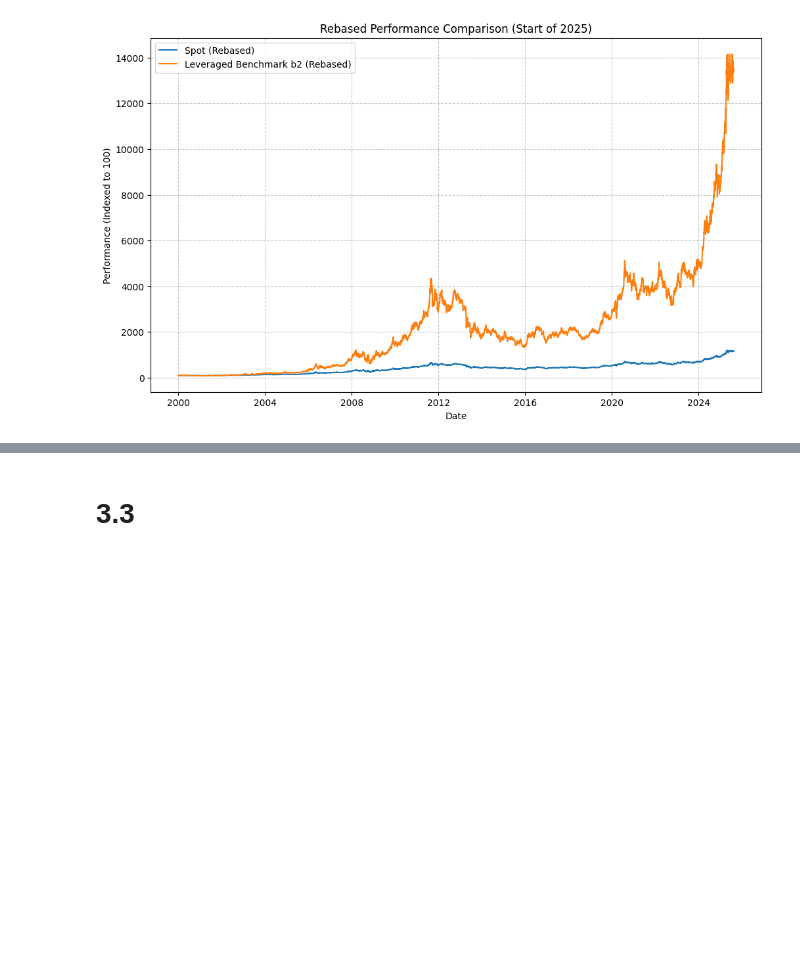
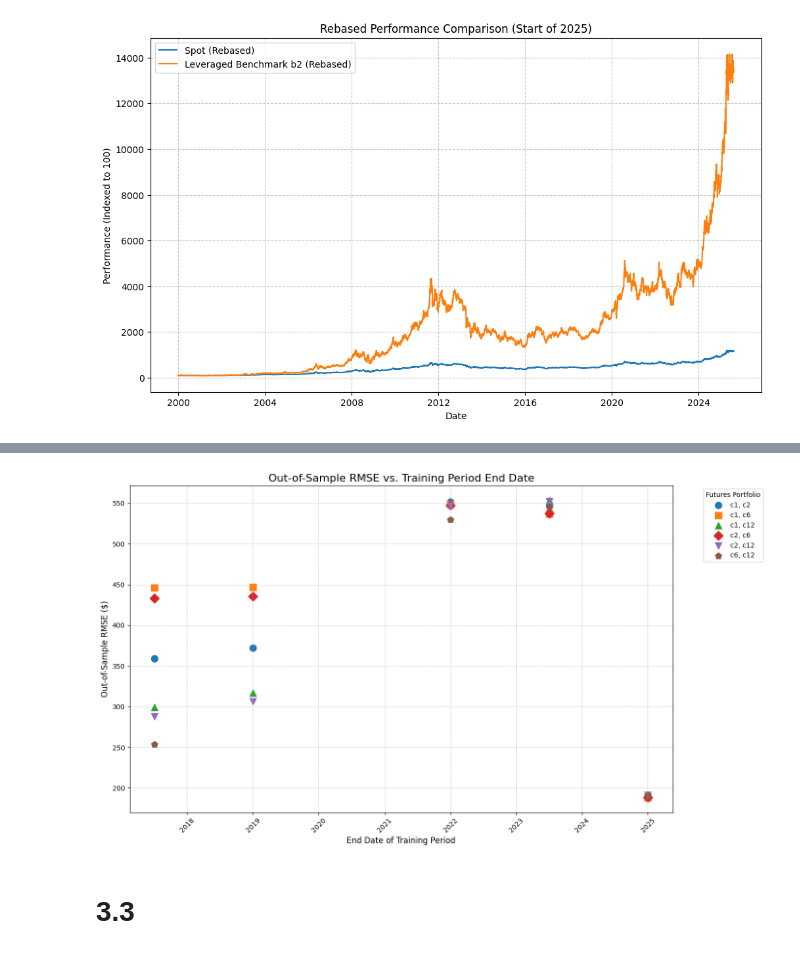
Before and after one commit to joeHollander/ETF-Research, a Jupyter notebook: main.ipynb, the cells around one changed output, grey strips where cells are left out. Drawn from its saved outputs; the diff is of its cells as text; code cells hidden in the pictures; blank space fills up the shorter version.

Commit message:
plotting erorr?

```diff
--- a/main.ipynb
+++ b/main.ipynb
@@ -828,7 +828,7 @@ def date_range(start, end, intervals_num):
 # %%
 leverage_error_dict = {}
 
-for start, end in date_range("2010", "2025", 8):
+for start, end in date_range("2010", "2025", 10):
     leverage_error_dict[f"end{end}"] =  run_and_print_replications(unadj_contracts, leveraged_benchmarks[f"b2"].loc["2000":end], daily_effr, num_instruments_iter=[2], error_version=True)
 # %% [output]
 --- 2-Asset Portfolios ---
@@ -870,3 +874,58 @@ leverage_error_dict
+# %%
+dates = []
+rmses = []
+portfolios = []
+
+for end_date_str, portfolio_dict in leverage_error_dict.items():
+    if not portfolio_dict:
+        continue  # Skip any empty entries
+
+    # Extract the date from the key string 'endYYYYMMDD'
+    date_val = pd.to_datetime(end_date_str[3:], format='%Y%m%d')
+
+    for portfolio_key, rmse_tuple in portfolio_dict.items():
+        dates.append(date_val)
+        rmses.append(rmse_tuple[1])  # Append the out-of-sample RMSE (the second value)
+        # Create a readable label for the portfolio, e.g., 'c1, c2'
+        portfolios.append(f'c{", c".join(map(str, portfolio_key))}')
+
+# Create a pandas DataFrame for easier plotting
+plot_df = pd.DataFrame({
+    'End Date': dates,
+    'Out-of-Sample RMSE': rmses,
+    'Portfolio': portfolios
+})
+
+# Create the scatter plot
+plt.figure(figsize=(14, 8))
+
+# Plot each portfolio's data with a different marker for clarity
+unique_portfolios = plot_df['Portfolio'].unique()
+markers = ['o', 's', '^', 'D', 'v', 'p']  # List of different marker styles
+
+for i, portfolio_name in enumerate(unique_portfolios):
+    subset = plot_df[plot_df['Portfolio'] == portfolio_name]
+    plt.scatter(
+        subset['End Date'],
+        subset['Out-of-Sample RMSE'],
+        label=portfolio_name,
+        marker=markers[i % len(markers)],
+        s=100  # Adjust the size of the markers
+    )
+
+# Formatting the plot for readability
+plt.title('Out-of-Sample RMSE vs. Training Period End Date', fontsize=16)
+plt.xlabel('End Date of Training Period', fontsize=12)
+plt.ylabel('Out-of-Sample RMSE ($)', fontsize=12)
+plt.legend(title='Futures Portfolio', bbox_to_anchor=(1.05, 1), loc='upper left')
+plt.grid(True, which='both', linestyle='--', linewidth=0.5)
+plt.xticks(rotation=45)
+plt.tight_layout()  # Adjust plot to prevent labels from overlapping
+
+# Show the plot
+plt.show()
+# %% [output]
+[figure, added]
 # %% [markdown]
 # 3.3
 # %%
```
Also changed, not shown: parts of 5 cells of this notebook.
